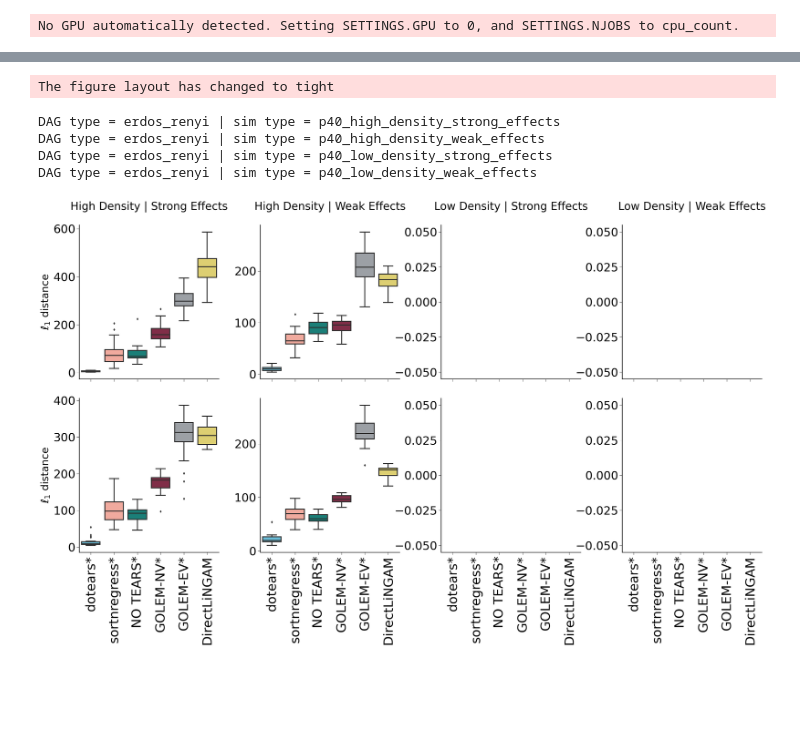
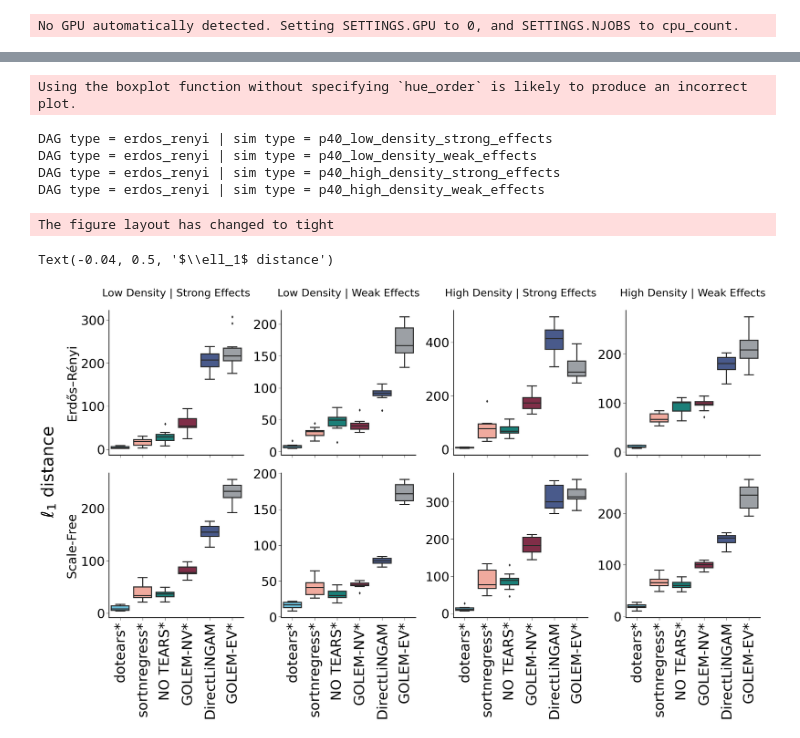
Before and after one commit to asxue/dotears, a Jupyter notebook: notebooks/plotting.ipynb, the cells around one changed output, grey strips where cells are left out. Drawn from its saved outputs; the diff is of its cells as text; code cells hidden in the pictures; blank space fills up the shorter version.

```diff
--- a/notebooks/plotting.ipynb
+++ b/notebooks/plotting.ipynb
@@ -150,3 +177,5 @@ for base_name, out_dir, true_dir, data_dir in all_runs:
+# %%
+df = df.loc[df['sim id'] < 10, :]
 # %%
 mpl.style.use('ggplot')
 # plt.style.use(['science'])
@@ -216,6 +245,10 @@ CV_NAME_DICT = {
     'ut-igsp': 'UT-IGSP',
     'dcdi-g': 'DCDI-G*'
 }
+
+color_dict = {
+    x[0]: x[1] for x in zip(HUE_METHODS, colormap)
+}
 # %%
 
 title_name_map = {
@@ -299,7 +339,7 @@ DAG type = erdos_renyi | sim type = p40_low_density_weak_effects
 # %%
 
 HUE_METHODS_L1 = ['dotears', 'notears', 'sortnregress', 'direct-lingam', 'golem-nv', 'golem-ev',  ]
-ORDERED_METHODS_L1 = sorted(HUE_METHODS_L1, key=lambda x: df.loc[df['method'] == x, 'L1 dist'].mean())
+ORDERED_METHODS_L1 = sorted(HUE_METHODS_L1, key=lambda x: df.loc[df['method'] == x, 'L1 dist'].median())
 DISPLAY_METHODS_L1 = [CV_NAME_DICT[x] for x in ORDERED_METHODS_L1]
 
 
@@ -307,7 +347,7 @@ L1_palette = [colormap[0]] + colormap[2:4] + colormap[5:]
 # plt.figure(figsize=(12, 8))
 
 g = sns.FacetGrid(df[df['method'] != 'gies'], row='DAG type', col='sim type',
-                  height=8,
+                  height=7,
                   aspect=1,
                   sharey=False,
                   col_order = COL_ORDER)
@@ -315,51 +355,55 @@ g.map(sns.boxplot, 'method', 'L1 dist',
       'method',
       dodge=False,
       order=ORDERED_METHODS_L1,
-      hue_order=HUE_METHODS_L1,
-      palette=L1_palette
+      palette=color_dict
      )
 
 fig = plt.gcf()
 # print(fig.subfigures())
 for i, row in enumerate(g.axes):
     for j, ax in enumerate(row):
         something = ax.get_xticklabels()
         ax.set_xticklabels(DISPLAY_METHODS_L1, rotation=90)
 #         plt.xticks(rotation=90)
         title = ax.get_title()
         dag_type = title.split(' | ')[0].split(' = ')[-1]
 
         if i != 0:
             ax.set_title(None)
 
         if j == 0:
-            pass
-            ax.set_ylabel(r'$\ell_1$ distance')
-#             ax.set_ylabel('Structural Hamming Distance')
+            if i == 0:
+                ax.set_ylabel('Erdős–Rényi', fontsize=36)
+            else:
+                ax.set_ylabel('Scale-Free', fontsize=36)
 
         ax.set_xlabel(None)
         ax.tick_params(axis='x', which='major', labelsize=40)
         ax.tick_params(axis='y', which='major', labelsize=36)
 
         ax.locator_params(axis='y', nbins=5)
 
     if i == 0:
         for ax in row:
             title = ax.get_title()
             print(title)
             sim_type = title.split('|')[-1].split(' = ')[-1]
-            ax.set_title(title_name_map[sim_type] + '\n', fontsize=34)
+            ax.set_title(title_name_map[sim_type] + '\n', fontsize=30)
 
 
-#     plt.savefig('../../dotears/figures/suppfig/p50_all_sims_l1.svg',
-#                 dpi=72,
-#                 bbox_inches='tight',
-#                )
+g.fig.supylabel(r'$\ell_1$ distance', fontsize=48, x=-0.04)
+
+plt.savefig('../../dotears/figures/suppfig/all_sims_l1.png',
+            dpi=72,
+            bbox_inches='tight',
+           )
 # %% [output]
-The figure layout has changed to tight
+Using the boxplot function without specifying `hue_order` is likely to produce an incorrect plot.
+DAG type = erdos_renyi | sim type = p40_low_density_strong_effects
+DAG type = erdos_renyi | sim type = p40_low_density_weak_effects
 DAG type = erdos_renyi | sim type = p40_high_density_strong_effects
 DAG type = erdos_renyi | sim type = p40_high_density_weak_effects
-DAG type = erdos_renyi | sim type = p40_low_density_strong_effects
-DAG type = erdos_renyi | sim type = p40_low_density_weak_effects
+The figure layout has changed to tight
+Text(-0.04, 0.5, '$\\ell_1$ distance')
-[figure, old version]
+[figure, new version]
 # %%
```
Also changed, not shown: parts of 12 cells of this notebook, 10 other files.
